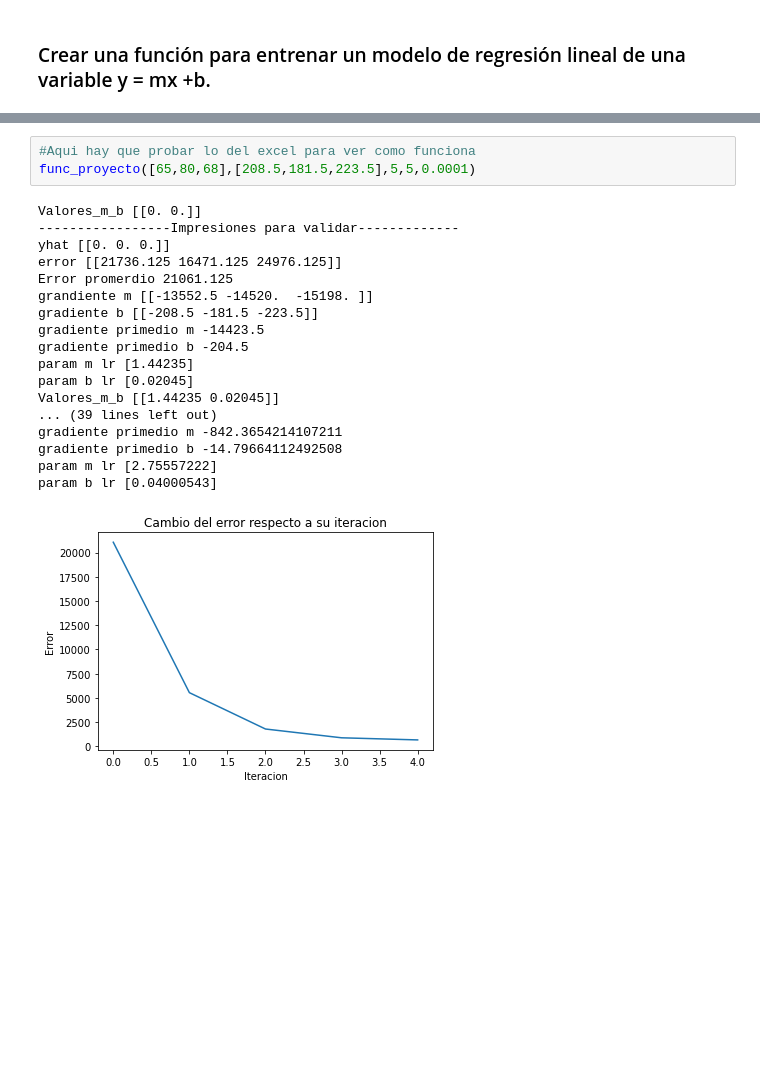
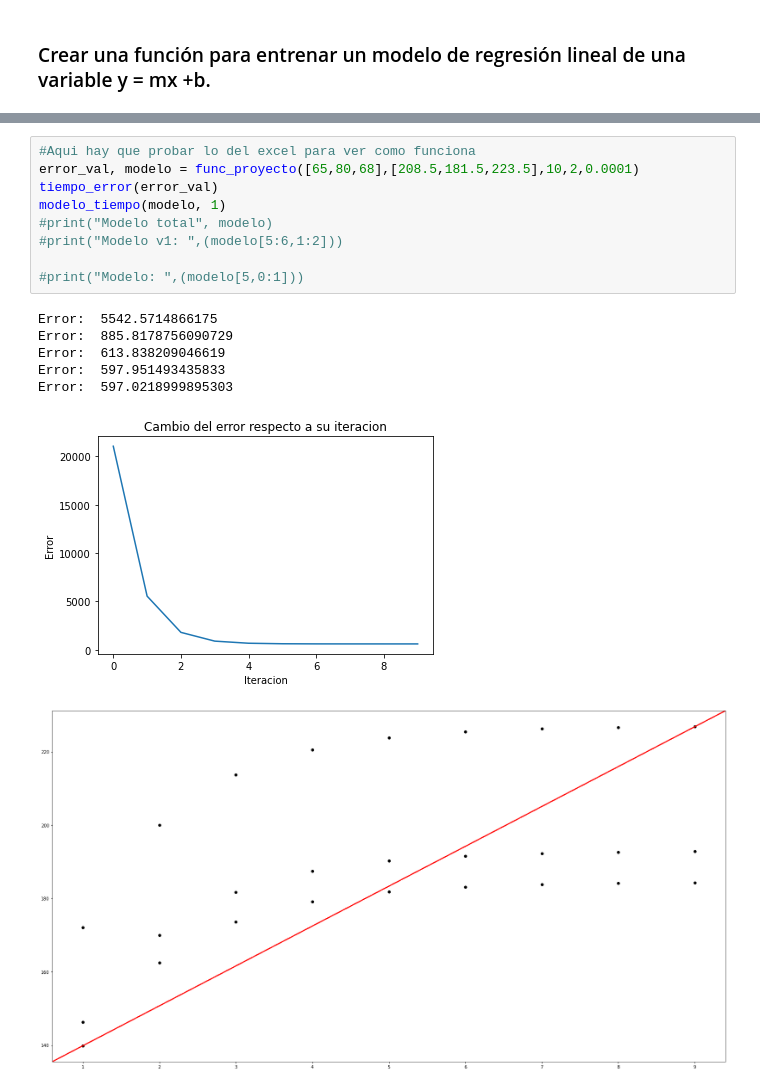
Before and after one commit to EmilioGGG/galileo, a Jupyter notebook: Proyecto_Final_CDP.ipynb, the cells around one changed output, grey strips where cells are left out. Cells and saved outputs as stored; diff of their text form; blank space fills up the shorter version.

Commit message:
Se agregó grafica de modelo de regresión
Se hizo cambios a función principal para agregar array.

```diff
--- a/Proyecto_Final_CDP.ipynb
+++ b/Proyecto_Final_CDP.ipynb
@@ -196,25 +210,20 @@ def func_proyecto(x,y,epo,print_flag,lr_rate):
 # %%
 #Aqui hay que probar lo del excel para ver como funciona
-func_proyecto([65,80,68],[208.5,181.5,223.5],5,5,0.0001)
+error_val, modelo = func_proyecto([65,80,68],[208.5,181.5,223.5],10,2,0.0001)
+tiempo_error(error_val)
+modelo_tiempo(modelo, 1)
+#print("Modelo total", modelo)
+#print("Modelo v1: ",(modelo[5:6,1:2]))
+
+#print("Modelo: ",(modelo[5,0:1]))
 # %% [output]
-Valores_m_b [[0. 0.]]
------------------Impresiones para validar-------------
-yhat [[0. 0. 0.]]
-error [[21736.125 16471.125 24976.125]]
-Error promerdio 21061.125
-grandiente m [[-13552.5 -14520.  -15198. ]]
-gradiente b [[-208.5 -181.5 -223.5]]
-gradiente primedio m -14423.5
-gradiente primedio b -204.5
-param m lr [1.44235]
-param b lr [0.02045]
-Valores_m_b [[1.44235 0.02045]]
-... (39 lines left out)
-gradiente primedio m -842.3654214107211
-gradiente primedio b -14.79664112492508
-param m lr [2.75557222]
-param b lr [0.04000543]
+Error:  5542.5714866175
+Error:  885.8178756090729
+Error:  613.838209046619
+Error:  597.951493435833
+Error:  597.0218999895303
-[figure, old version]
+[figure, new version]
+[figure, added]
 # %%
 #Fución que grafica el cambio del error
 def tiempo_error(val_error):
```
Also changed, not shown: parts of 4 cells of this notebook.
